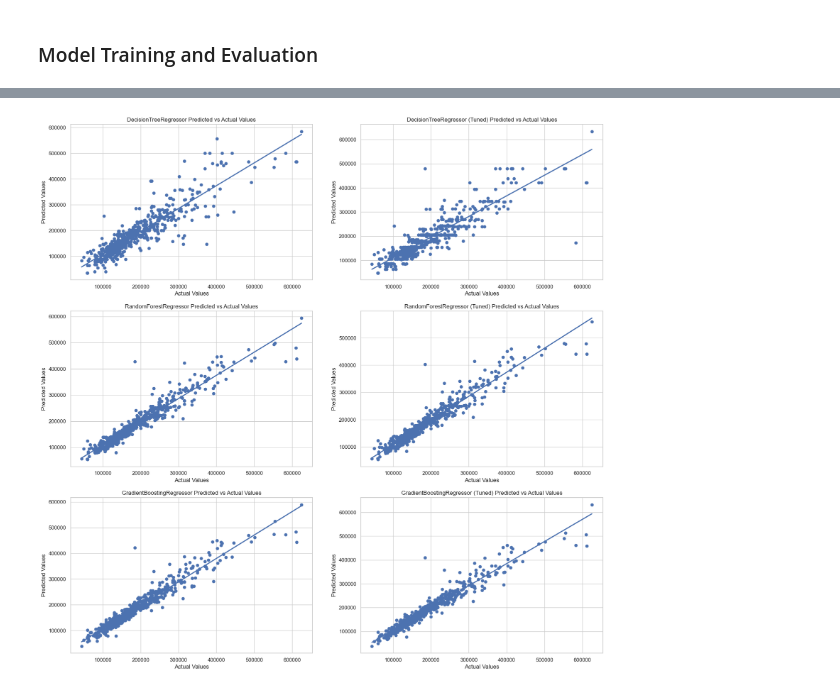
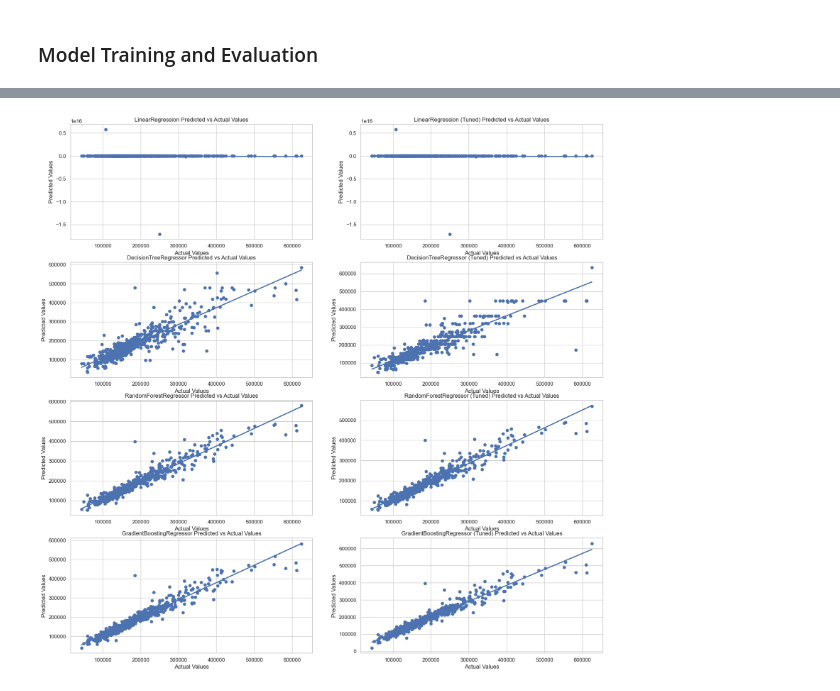
Before and after one commit to jdanielle12/Predict-Housing-Prices, a Jupyter notebook: housing_predictions.ipynb, the cells around one changed output, grey strips where cells are left out. Drawn from its saved outputs; the diff is of its cells as text; code cells hidden in the pictures.

Commit message:
updated visualization for model performance

```diff
--- a/housing_predictions.ipynb
+++ b/housing_predictions.ipynb
@@ -291,17 +291,11 @@ def evaluate_model(model, data):
     mse = mean_squared_error(y_test, y_pred)
     mae = mean_absolute_error(y_test, y_pred)
     r2 = r2_score(y_test, y_pred)
-    top_5_features = None
-
-    # Predicted vs Actual Plot
-    # ax1 = axs[0]
-    # ax1 = sns.scatterplot(x=y_test, y=y_pred, ax=ax1)
-    # ax1 = sns.regplot(x=y_test, y=y_pred, ax=ax1, ci=None)
-    # ax1.set_xlabel('Actual Values')
-    # ax1.set_ylabel('Predicted Values')
+    top_5_features = "Not applicable for this model"
 
 
-    # Feature Importance Plot (for tree-based models)
+
+    # Feature Importance for Tree-based models
     if type(model).__name__ in ['DecisionTreeRegressor', 'RandomForestRegressor', 'GradientBoostingRegressor']:
         # Get the feature importances
         feat_importances = model.feature_importances_
@@ -315,17 +309,7 @@ def evaluate_model(model, data):
         # Select the top 5 features
         top_5_features = sorted_importances[:5]
 
-        # Plot the top 5 features
-        # ax2 = axs[1]
-        # ax2.bar(range(5), [importance for importance, name in top_5_features])
-        # ax2.set_xticks(range(5))
-        # ax2.set_xticklabels([name for importance, name in top_5_features], rotation=90)
-        # ax2.set_xlabel('Features')
-        # ax2.set_ylabel('Importance')
 
-
-
-    # fig, axs = plt.subplots(2)
     return train_score, test_score, mse, mae, r2,top_5_features, y_pred
 # %%
 def grid_tuned_model(model, param_grid, data):
@@ -355,12 +339,12 @@ def grid_tuned_model(model, param_grid, data):
 # %%
 # Evaluate models by calling evaluate_model function
 results = []
-models = [#LinearRegression(),
+models = [LinearRegression(),
           DecisionTreeRegressor(),
           RandomForestRegressor(),
           GradientBoostingRegressor()
           ]
-model_param_grid = [#{},
+model_param_grid = [{},
 {
     'max_depth': np.arange(1,10),
     'min_samples_split': np.arange(2,10),
@@ -427,15 +416,15 @@ results_df.head(10)
 # %%
 
 # Plot the predicted valudes vs actual values for each model
-fig, axs = plt.subplots(3, 2, figsize=(20, 20))
+fig, axs = plt.subplots(4, 2, figsize=(20, 20))
 for i, model in enumerate(results_df['Model']):
     y_pred = results_df.loc[i, 'Predicted Values']
     ax = axs[i // 2, i % 2]
     ax = sns.scatterplot(x=y_test, y=y_pred, ax=ax)
     ax = sns.regplot(x=y_test, y=y_pred, ax=ax, ci=None)
     ax.set_xlabel('Actual Values')
     ax.set_ylabel('Predicted Values')
     ax.set_title(f'{results_df.loc[i, "Model"]} Predicted vs Actual Values')
 # %% [output]
-[figure, old version]
+[figure, new version]
 # %%
```
Also changed, not shown: parts of 3 cells of this notebook.
